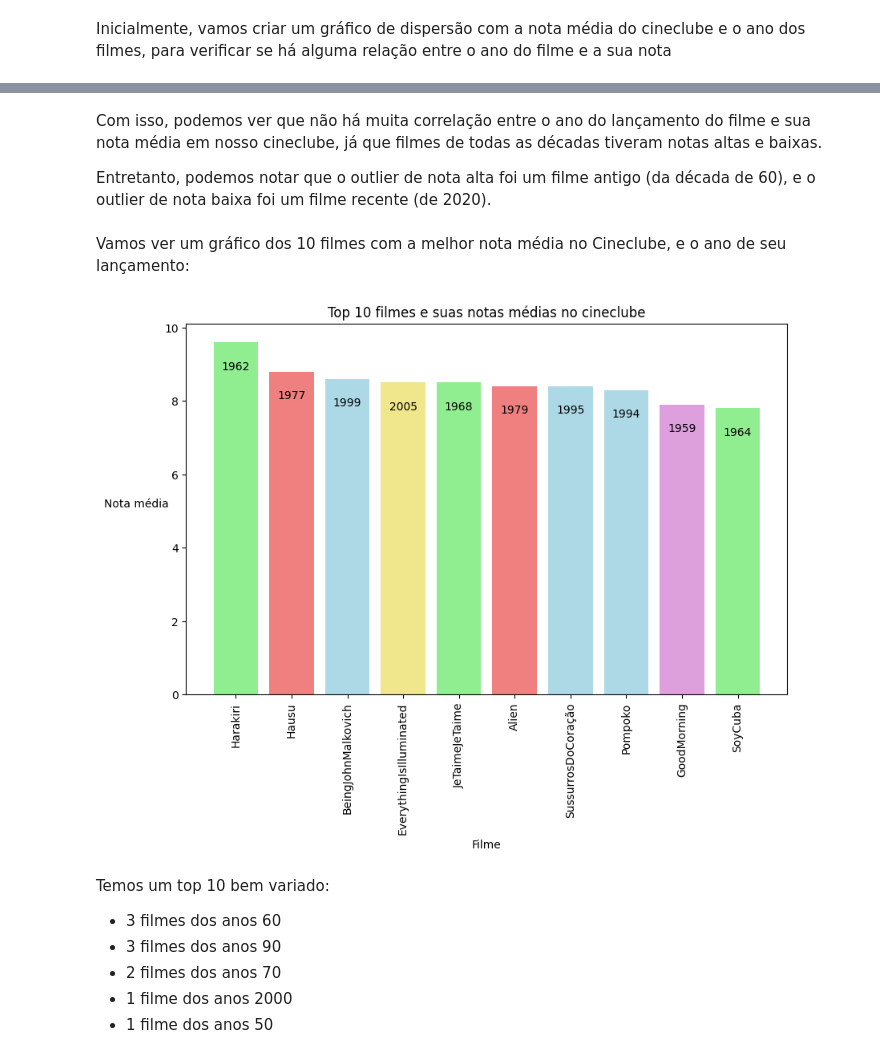
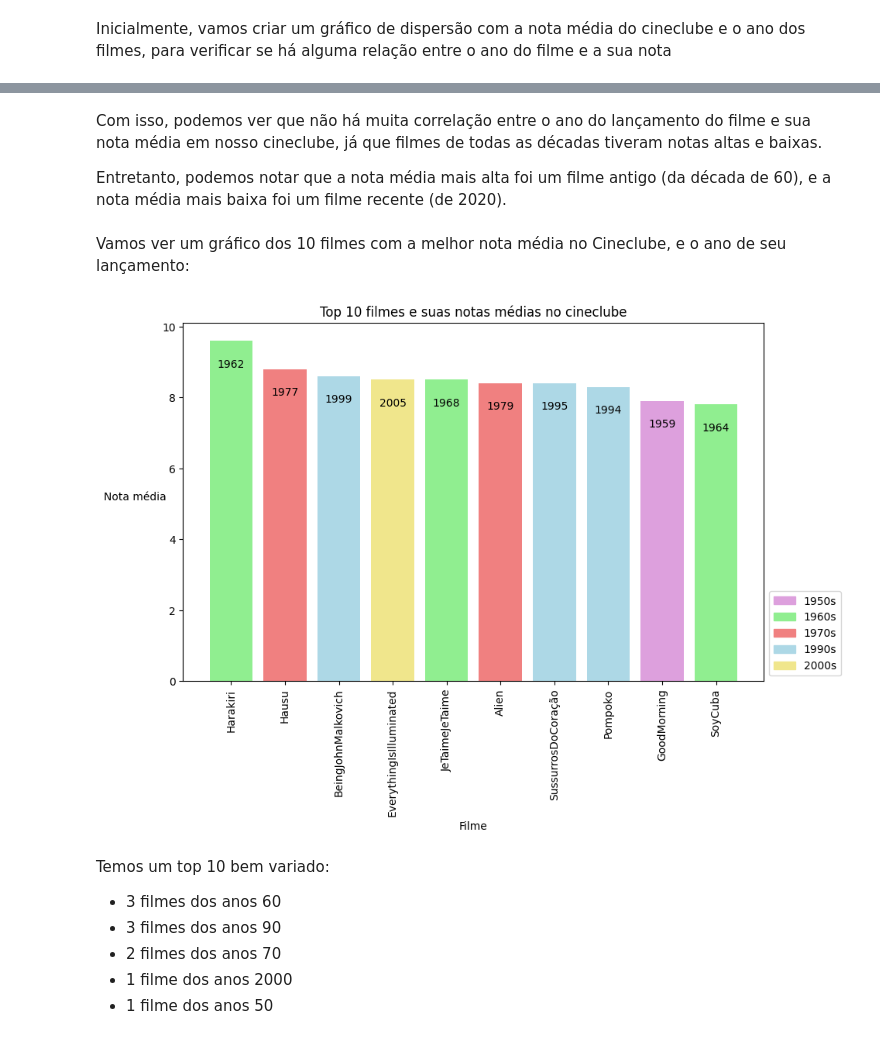
Before and after one commit to feliperost/cineclube, a Jupyter notebook: Cineclube_teste.ipynb, the cells around one changed output, grey strips where cells are left out. Saved outputs shown, nothing was run; the diff lists cells and outputs as text; code cells hidden in the pictures.

```diff
--- a/Cineclube_teste.ipynb
+++ b/Cineclube_teste.ipynb
@@ -273,7 +337,7 @@ plt.show()
 # %% [markdown]
 Com isso, podemos ver que não há muita correlação entre o ano do lançamento do filme e sua nota média em nosso cineclube, já que filmes de todas as décadas tiveram notas altas e baixas.
 
-Entretanto, podemos notar que o outlier de nota alta foi um filme antigo (da década de 60), e o outlier de nota baixa foi um filme recente (de 2020).
+Entretanto, podemos notar que a nota média mais alta foi um filme antigo (da década de 60), e a nota média mais baixa foi um filme recente (de 2020).
 # %% [markdown]
 Vamos ver um gráfico dos 10 filmes com a melhor nota média no Cineclube, e o ano de seu lançamento:
 # %%
@@ -286,34 +350,40 @@ mapa_cores = {
     1960: 'lightgreen',
     1970: 'lightcoral',
     1980: 'lightpink',
     1990: 'lightblue',
     2000: 'khaki',
     2010: 'mediumpurple',
     2020: 'lightgray'
 }
 
 # mapeando cada ano para uma cor (o valor é arredondado e se encaixa em uma década)
 cores_barras = [mapa_cores[ano // 10 * 10] for ano in df_top10['Ano']]
 
 # criando o gráfico
 plt.figure(figsize=(10, 6))
 plt.bar(df_top10['Filme'], df_top10['nota média cineclube'], color=cores_barras)
 plt.title('Top 10 filmes e suas notas médias no cineclube')
 plt.xlabel('Filme')
 plt.ylabel('Nota média', rotation=0, labelpad=25)
 plt.xticks(rotation=90)
 plt.yticks(rotation=0)
 
 for i, v in enumerate(df_top10['nota média cineclube']):
   ano = df_top10['Ano'].iloc[i]
   plt.text(i, v - 0.5, str(ano), color='black', ha='center', va='top')
 
 plt.ylim(0, df['nota média cineclube'].max() + 0.5)
 plt.subplots_adjust(left=0.15)
 plt.margins(x=0.05)
+
+# criando a legenda, associando ela ao nosso dicionario de cores
+handles = [plt.Rectangle((0,0),1,1,color=mapa_cores[decada]) for decada in [1950, 1960, 1970, 1990, 2000]]
+labels = ['1950s', '1960s', '1970s', '1990s', '2000s']
+plt.legend(handles, labels, loc='lower left', bbox_to_anchor=(1, 0))
+
 plt.show()
 # %% [output]
-[figure, old version]
+[figure, new version]
 # %% [markdown]
 Temos um top 10 bem variado:
 
```
Also changed, not shown: parts of 14 cells of this notebook.
